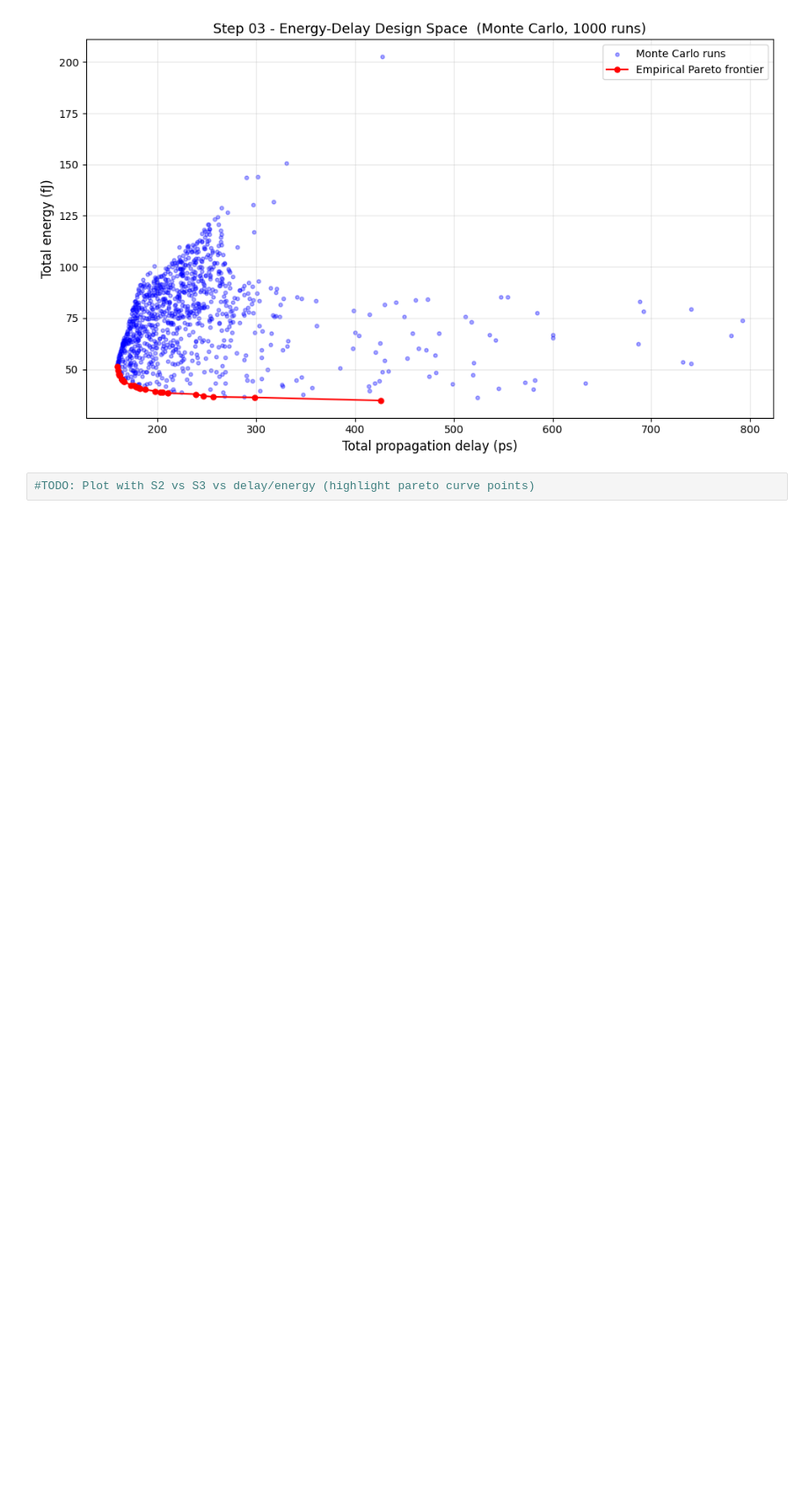
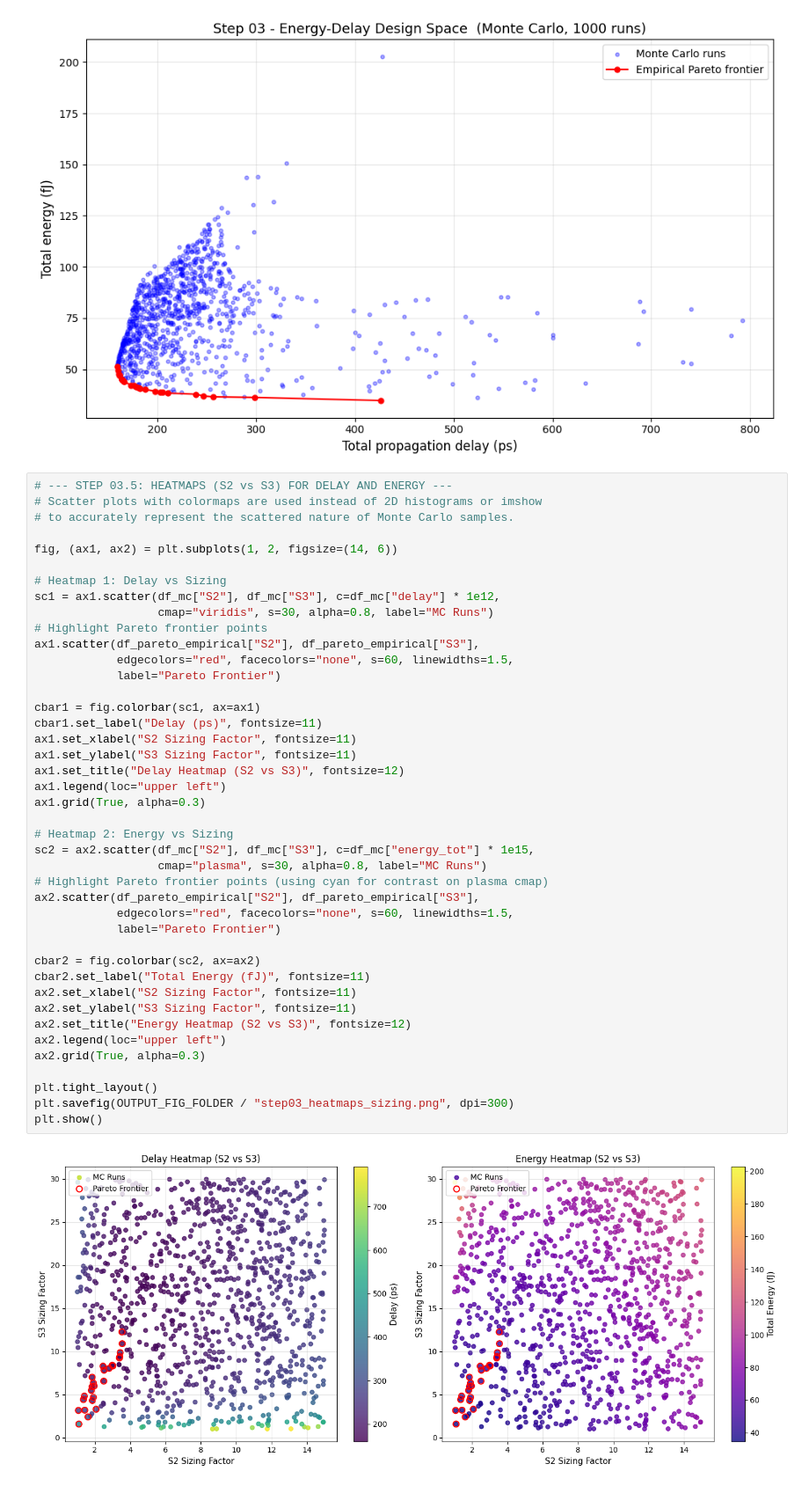
Before and after one commit to XBlayz/Low_power-projects, a Jupyter notebook: notebooks/project-01.ipynb, the cells around one changed output. Shown at 88% size. Cells and saved outputs as stored; diff of their text form; blank space fills up the shorter version.

Commit message:
fix(project-01): Step 03 reviewed
Added new plots.

The step is correct.

```diff
--- a/notebooks/project-01.ipynb
+++ b/notebooks/project-01.ipynb
@@ -639,5 +639,47 @@ plt.show()
 # %% [output]
 [figure]
 # %%
-#TODO: Plot with S2 vs S3 vs delay/energy (highlight pareto curve points)
+# --- STEP 03.5: HEATMAPS (S2 vs S3) FOR DELAY AND ENERGY ---
+# Scatter plots with colormaps are used instead of 2D histograms or imshow
+# to accurately represent the scattered nature of Monte Carlo samples.
+
+fig, (ax1, ax2) = plt.subplots(1, 2, figsize=(14, 6))
+
+# Heatmap 1: Delay vs Sizing
+sc1 = ax1.scatter(df_mc["S2"], df_mc["S3"], c=df_mc["delay"] * 1e12,
+                  cmap="viridis", s=30, alpha=0.8, label="MC Runs")
+# Highlight Pareto frontier points
+ax1.scatter(df_pareto_empirical["S2"], df_pareto_empirical["S3"],
+            edgecolors="red", facecolors="none", s=60, linewidths=1.5,
+            label="Pareto Frontier")
+
+cbar1 = fig.colorbar(sc1, ax=ax1)
+cbar1.set_label("Delay (ps)", fontsize=11)
+ax1.set_xlabel("S2 Sizing Factor", fontsize=11)
+ax1.set_ylabel("S3 Sizing Factor", fontsize=11)
+ax1.set_title("Delay Heatmap (S2 vs S3)", fontsize=12)
+ax1.legend(loc="upper left")
+ax1.grid(True, alpha=0.3)
+
+# Heatmap 2: Energy vs Sizing
+sc2 = ax2.scatter(df_mc["S2"], df_mc["S3"], c=df_mc["energy_tot"] * 1e15,
+                  cmap="plasma", s=30, alpha=0.8, label="MC Runs")
+# Highlight Pareto frontier points (using cyan for contrast on plasma cmap)
+ax2.scatter(df_pareto_empirical["S2"], df_pareto_empirical["S3"],
+            edgecolors="red", facecolors="none", s=60, linewidths=1.5,
+            label="Pareto Frontier")
+
+cbar2 = fig.colorbar(sc2, ax=ax2)
+cbar2.set_label("Total Energy (fJ)", fontsize=11)
+ax2.set_xlabel("S2 Sizing Factor", fontsize=11)
+ax2.set_ylabel("S3 Sizing Factor", fontsize=11)
+ax2.set_title("Energy Heatmap (S2 vs S3)", fontsize=12)
+ax2.legend(loc="upper left")
+ax2.grid(True, alpha=0.3)
+
+plt.tight_layout()
+plt.savefig(OUTPUT_FIG_FOLDER / "step03_heatmaps_sizing.png", dpi=300)
+plt.show()
+# %% [output]
+[figure, added]
 # %%
```
Also changed, not shown: parts of 5 cells of this notebook.
